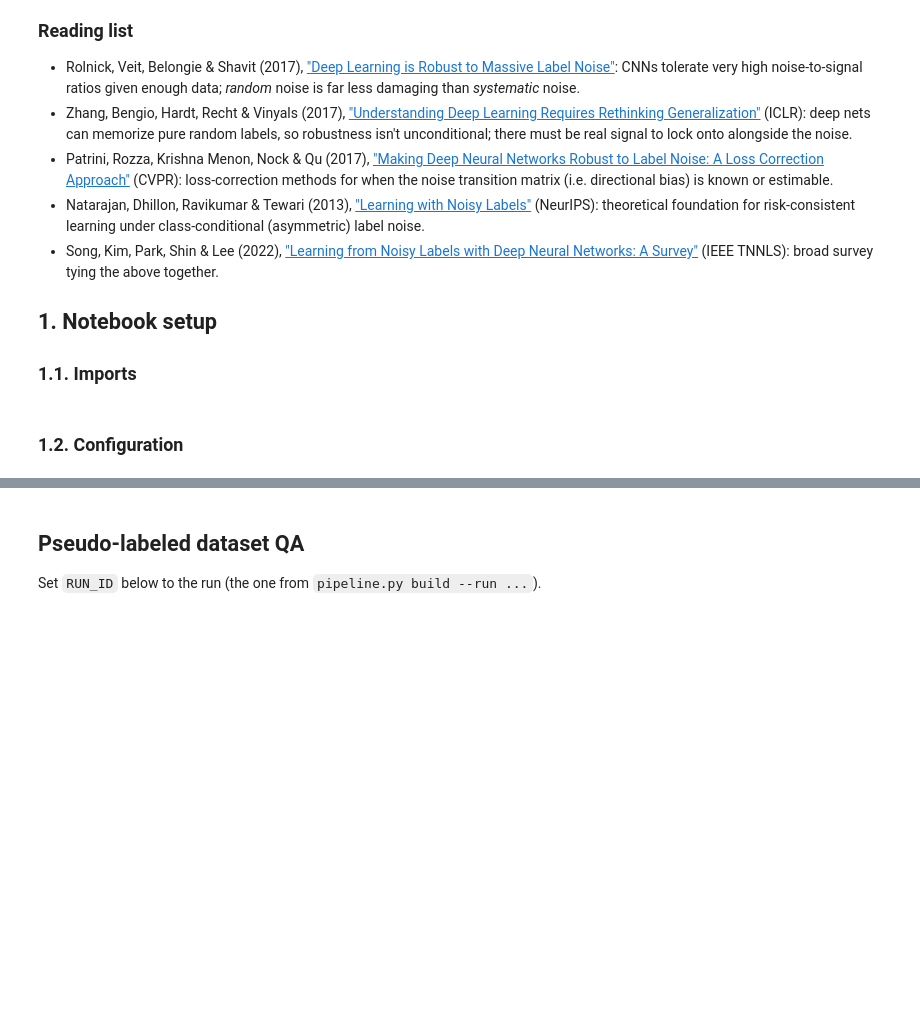
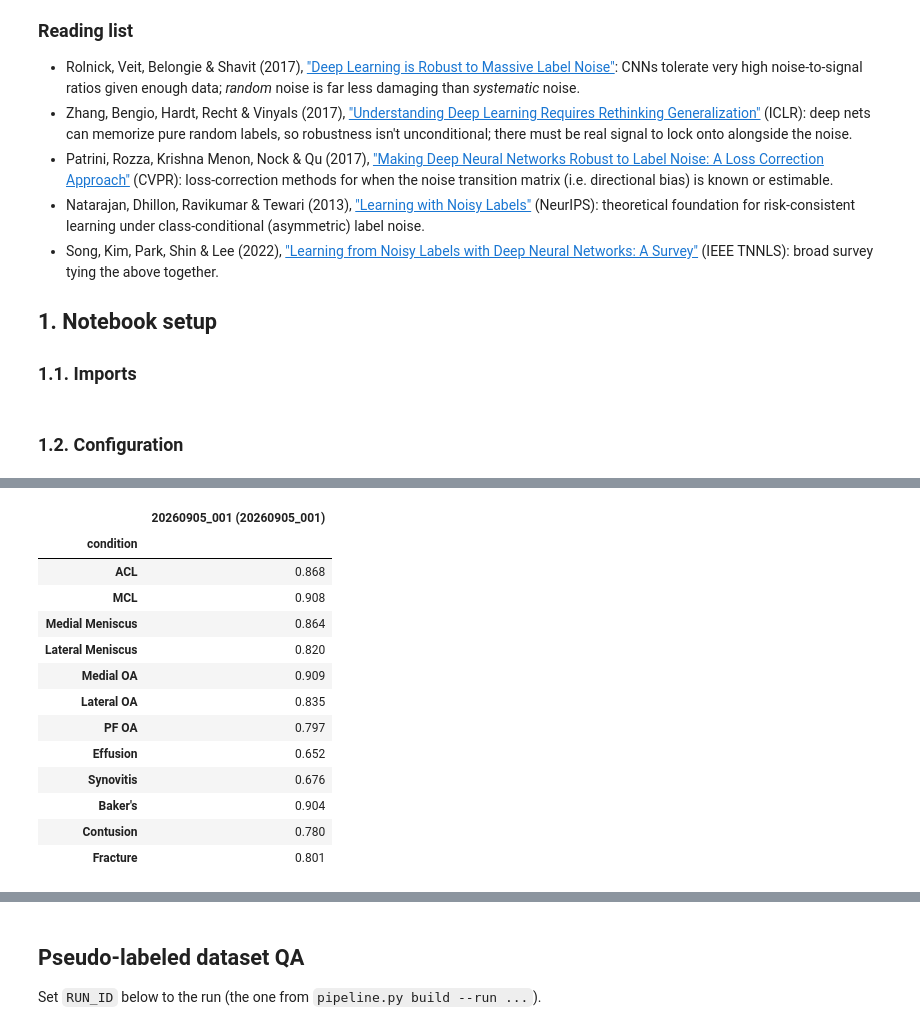
Before and after one commit to gperdrizet/RSNA-knee-abnormality, a Jupyter notebook: notebooks/02-label_extraction.ipynb, the cells around one changed output, grey strips where cells are left out. Cells and saved outputs as stored; diff of their text form; code cells hidden in the pictures; blank space fills up the shorter version.

```diff
--- a/notebooks/02-label_extraction.ipynb
+++ b/notebooks/02-label_extraction.ipynb
@@ -144,0 +360,22 @@ Mean accuracy: 0.816 | Mean kappa: 0.587
+# %%
+# Per-condition ROC AUC, one column per trial - shows which conditions
+# drive any gap between candidate models rather than just the average.
+pd.DataFrame({
+    f'{run_model_name(r)} ({r})': metrics_by_run[r]['roc_auc']
+    for r in CALIBRATION_RUNS
+}).round(3)
+# %% [output]
+|  | 20260905_001 (20260905_001) |
+| condition |  |
+| ACL | 0.868 |
+| MCL | 0.908 |
+| Medial Meniscus | 0.864 |
+| Lateral Meniscus | 0.820 |
+| Medial OA | 0.909 |
+| Lateral OA | 0.835 |
+| PF OA | 0.797 |
+| Effusion | 0.652 |
+| Synovitis | 0.676 |
+| Baker's | 0.904 |
+| Contusion | 0.780 |
+| Fracture | 0.801 |
```
Also changed, not shown: parts of 24 cells of this notebook, 2 other files.
